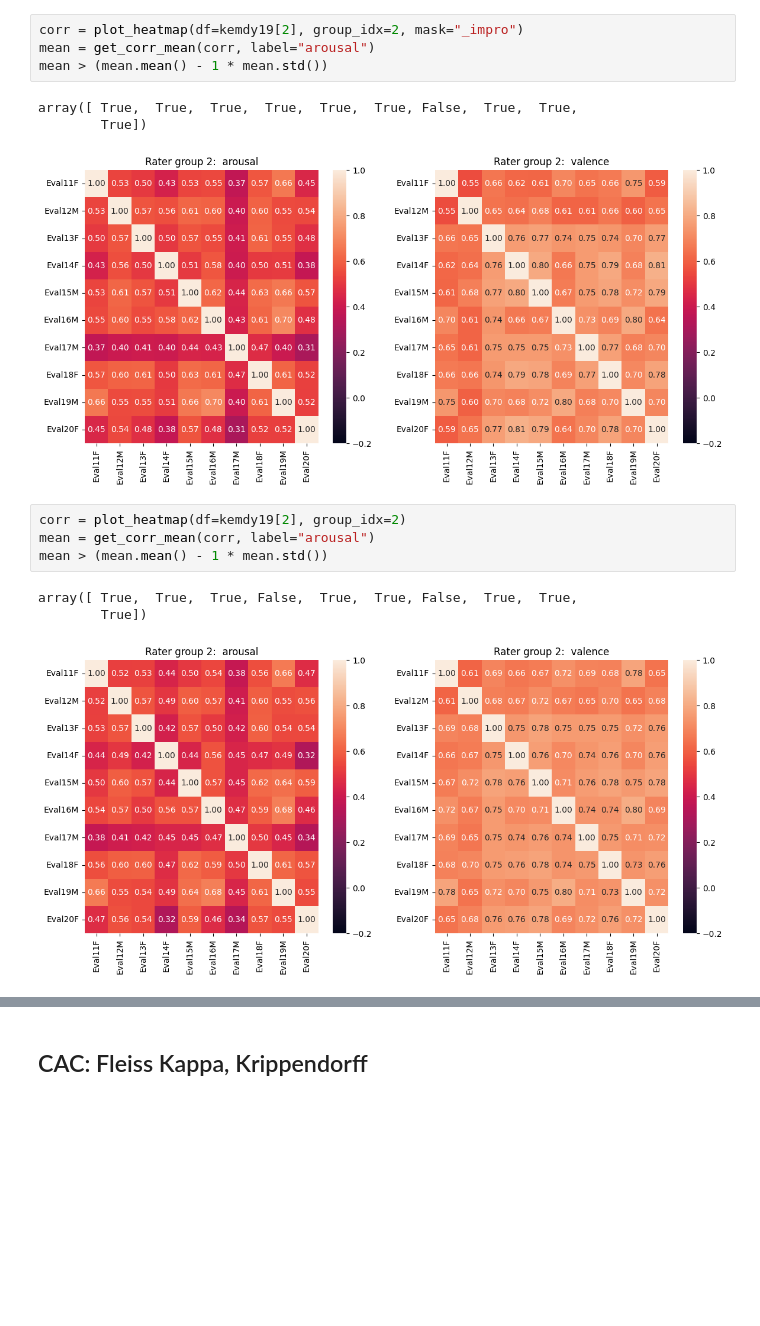
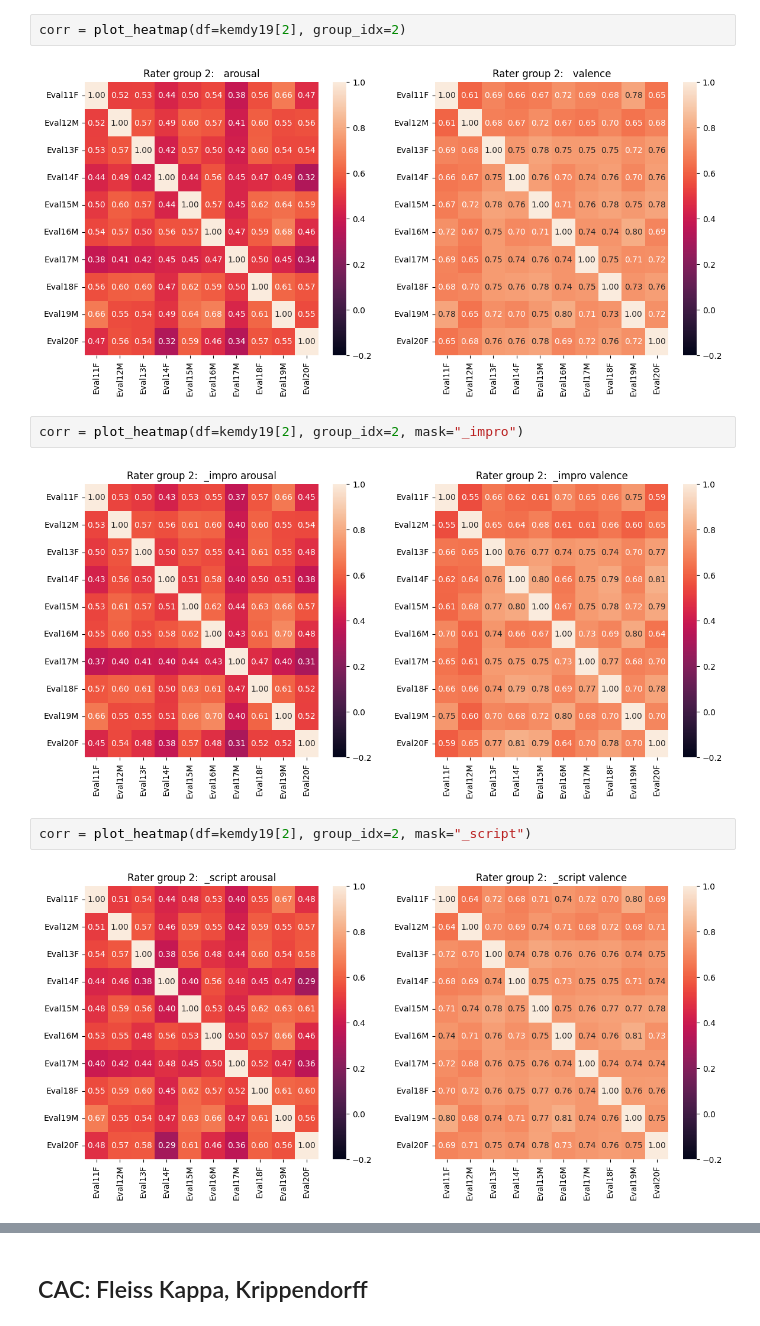
Before and after one commit to 1pha/MulitmodalERC-TensorMixerNetwork, a Jupyter notebook: irr_plots.ipynb, the cells around one changed output, grey strips where cells are left out. Cells and saved outputs as stored; diff of their text form; blank space fills up the shorter version.

Commit message:
Brushup interrater plots

```diff
--- a/irr_plots.ipynb
+++ b/irr_plots.ipynb
@@ -32,16 +42,12 @@ array([ True,  True,  True,  True,  True, False,  True,  True,  True,
+# %%
+corr = plot_heatmap(df=kemdy19[2], group_idx=2)
+# %% [output]
+[figure, added]
 # %%
 corr = plot_heatmap(df=kemdy19[2], group_idx=2, mask="_impro")
-mean = get_corr_mean(corr, label="arousal")
-mean > (mean.mean() - 1 * mean.std())
 # %% [output]
-array([ True,  True,  True,  True,  True,  True, False,  True,  True,
-        True])
-[figure, old version]
+[figure, new version]
 # %%
-corr = plot_heatmap(df=kemdy19[2], group_idx=2)
-mean = get_corr_mean(corr, label="arousal")
-mean > (mean.mean() - 1 * mean.std())
+corr = plot_heatmap(df=kemdy19[2], group_idx=2, mask="_script")
 # %% [output]
-array([ True,  True,  True, False,  True,  True, False,  True,  True,
-        True])
-[figure, old version]
+[figure, new version]
```
Also changed, not shown: parts of 13 cells of this notebook, 5 other files.
